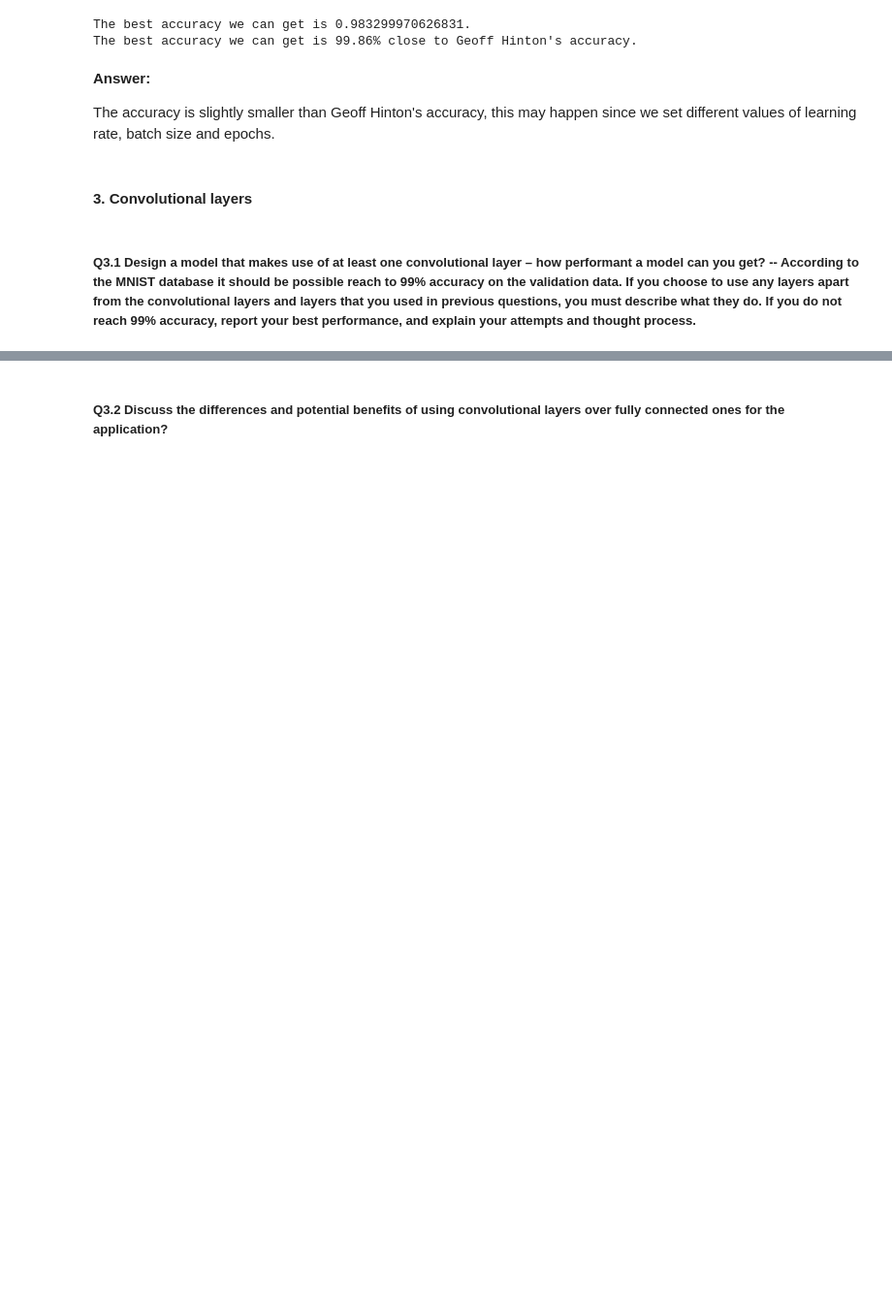
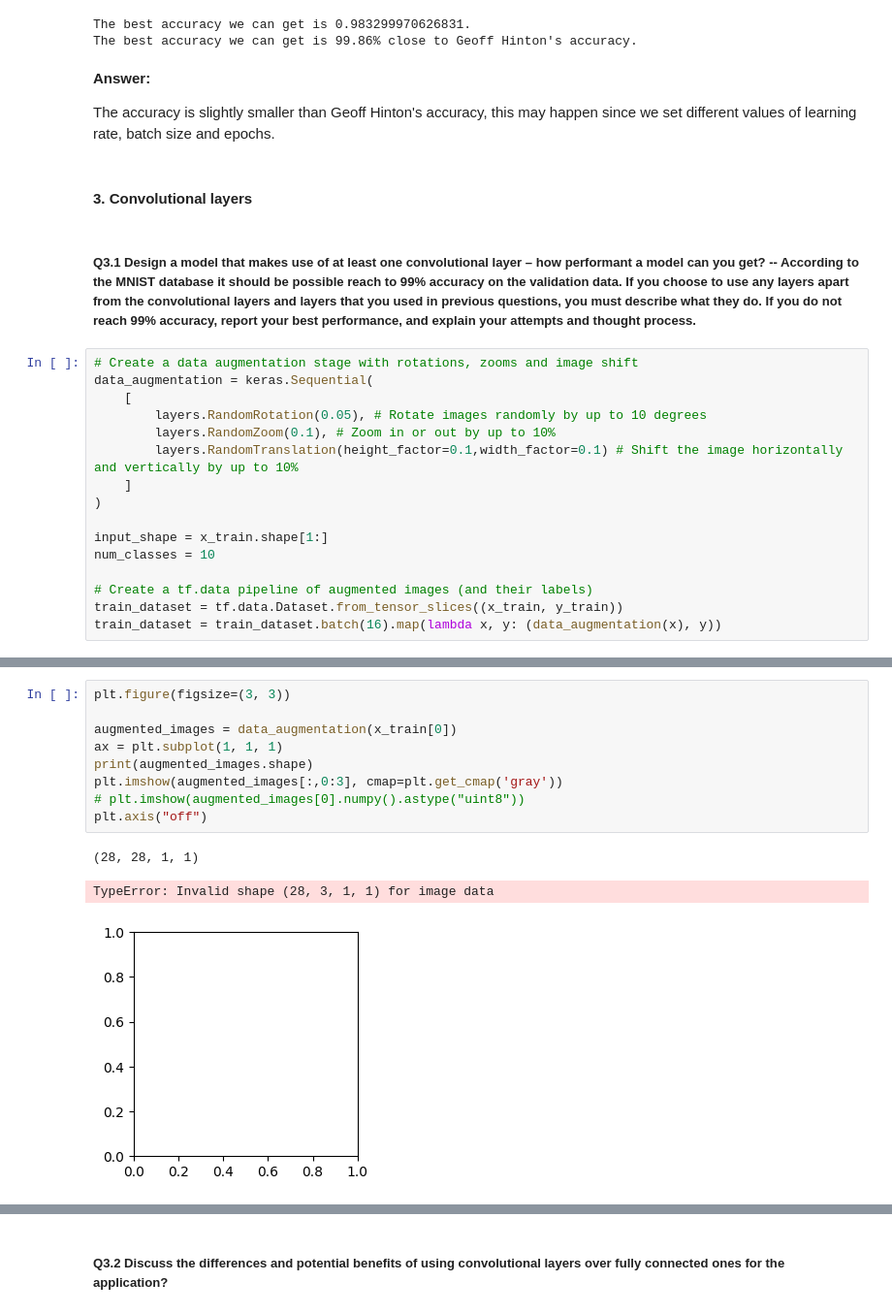
Before and after one commit to chenbin234/DAT405-DIT407-Introduction-to-data-science-and-AI, a Jupyter notebook: Assignment_7/notebook_week7.ipynb, the cells around one changed output, grey strips where cells are left out. Shown at 97% size. Saved outputs shown, nothing was run; the diff lists cells and outputs as text; blank space fills up the shorter version.

```diff
--- a/Assignment_7/notebook_week7.ipynb
+++ b/Assignment_7/notebook_week7.ipynb
@@ -276,3 +282,19 @@ The accuracy is slightly smaller than Geoff Hinton's accuracy, this may happen s
 #### **3. Convolutional layers**
 # %% [markdown]
 ##### **Q3.1** Design a model that makes use of at least one convolutional layer – how performant a model can you get? -- According to the MNIST database it should be possible reach to 99% accuracy on the validation data. If you choose to use any layers apart from the convolutional layers and layers that you used in previous questions, you must describe what they do. If you do not reach 99% accuracy, report your best performance, and explain your attempts and thought process.
+# %%
+# Create a data augmentation stage with rotations, zooms and image shift
+data_augmentation = keras.Sequential(
+    [
+        layers.RandomRotation(0.05), # Rotate images randomly by up to 10 degrees
+        layers.RandomZoom(0.1), # Zoom in or out by up to 10%
+        layers.RandomTranslation(height_factor=0.1,width_factor=0.1) # Shift the image horizontally and vertically by up to 10%
+    ]
+)
+
+input_shape = x_train.shape[1:]
+num_classes = 10
+
+# Create a tf.data pipeline of augmented images (and their labels)
+train_dataset = tf.data.Dataset.from_tensor_slices((x_train, y_train))
+train_dataset = train_dataset.batch(16).map(lambda x, y: (data_augmentation(x), y))
@@ -278,0 +315,13 @@ The accuracy is slightly smaller than Geoff Hinton's accuracy, this may happen s
+# %%
+plt.figure(figsize=(3, 3))
+
+augmented_images = data_augmentation(x_train[0])
+ax = plt.subplot(1, 1, 1)
+print(augmented_images.shape)
+plt.imshow(augmented_images[:,0:3], cmap=plt.get_cmap('gray'))
+# plt.imshow(augmented_images[0].numpy().astype("uint8"))
+plt.axis("off")
+# %% [output]
+(28, 28, 1, 1)
+TypeError: Invalid shape (28, 3, 1, 1) for image data
+[figure, added]
```
Also changed, not shown: parts of 7 cells of this notebook.
